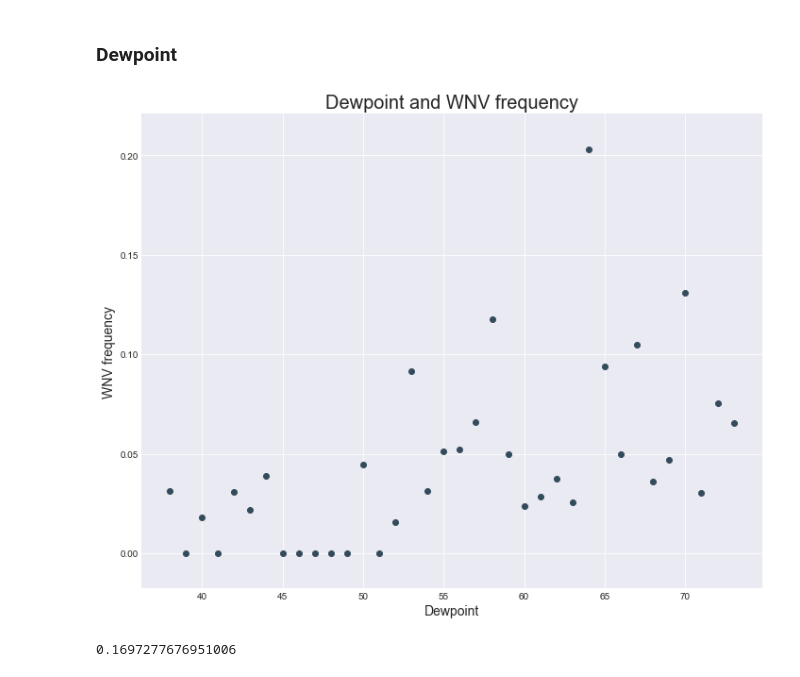
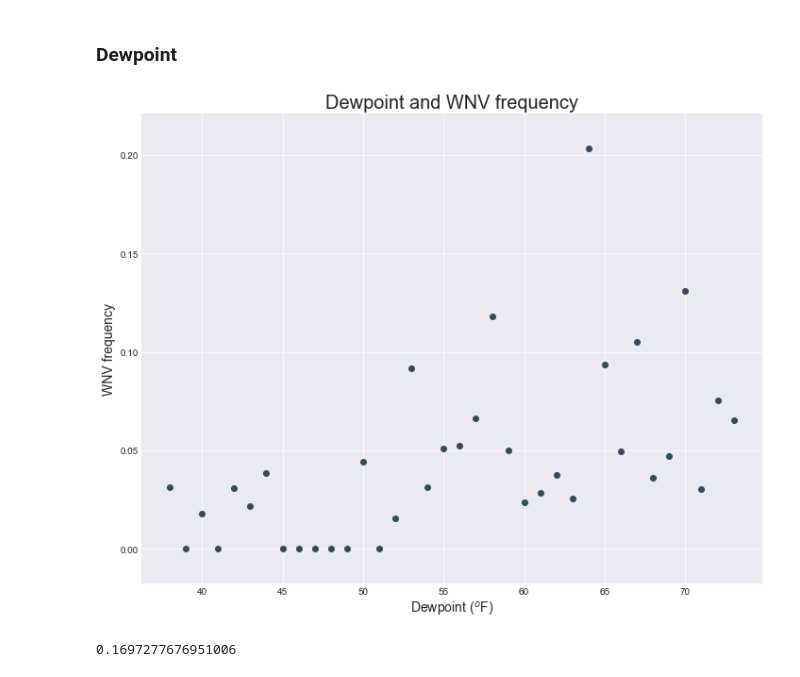
Before and after one commit to jtimdwyer/DSI_project_4, a Jupyter notebook: notebooks/05_EDA.ipynb, the cells around one changed output. Drawn from its saved outputs; the diff is of its cells as text; code cells hidden in the pictures.

```diff
--- a/notebooks/05_EDA.ipynb
+++ b/notebooks/05_EDA.ipynb
@@ -184,16 +184,16 @@ plt.tight_layout()
 # %%
 dewpt_list = []
 for i in list(set(df.dewpoint.values)):
     dewpt_list.append(df[df.dewpoint == i]['wnvpresent'].mean())
 
 plt.figure(figsize=(10, 8))
 plt.scatter(list(set(df.dewpoint.values)), dewpt_list)
-plt.xlabel('Dewpoint', size=1)
+plt.xlabel('Dewpoint ($^o$F)', size=14)
 plt.ylabel('WNV frequency', size=14)
 plt.title('Dewpoint and WNV frequency', size=20)
 plt.tight_layout()
 # %% [output]
-[figure, old version]
+[figure, new version]
 # %%
 df.preciptotal = df.preciptotal.map(lambda x: x.replace('T', '0.01')).astype(float)
 # %%
```
